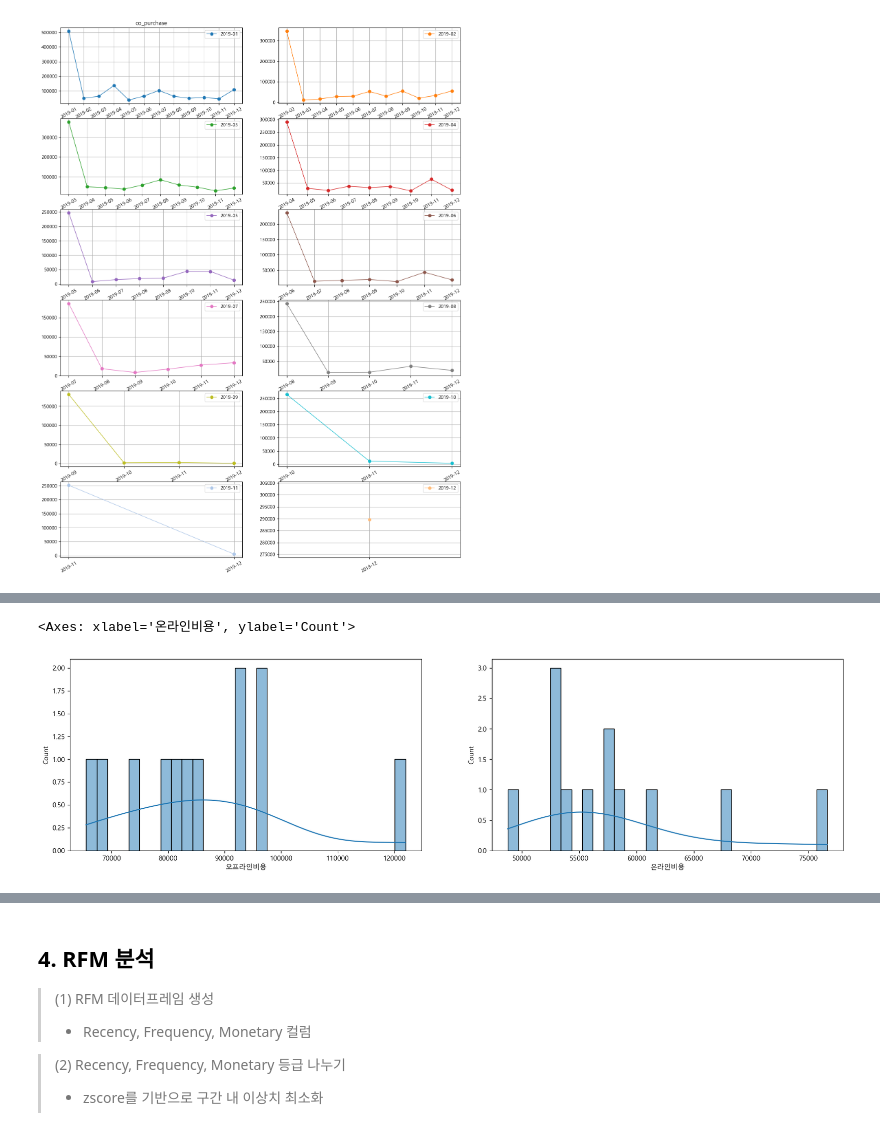
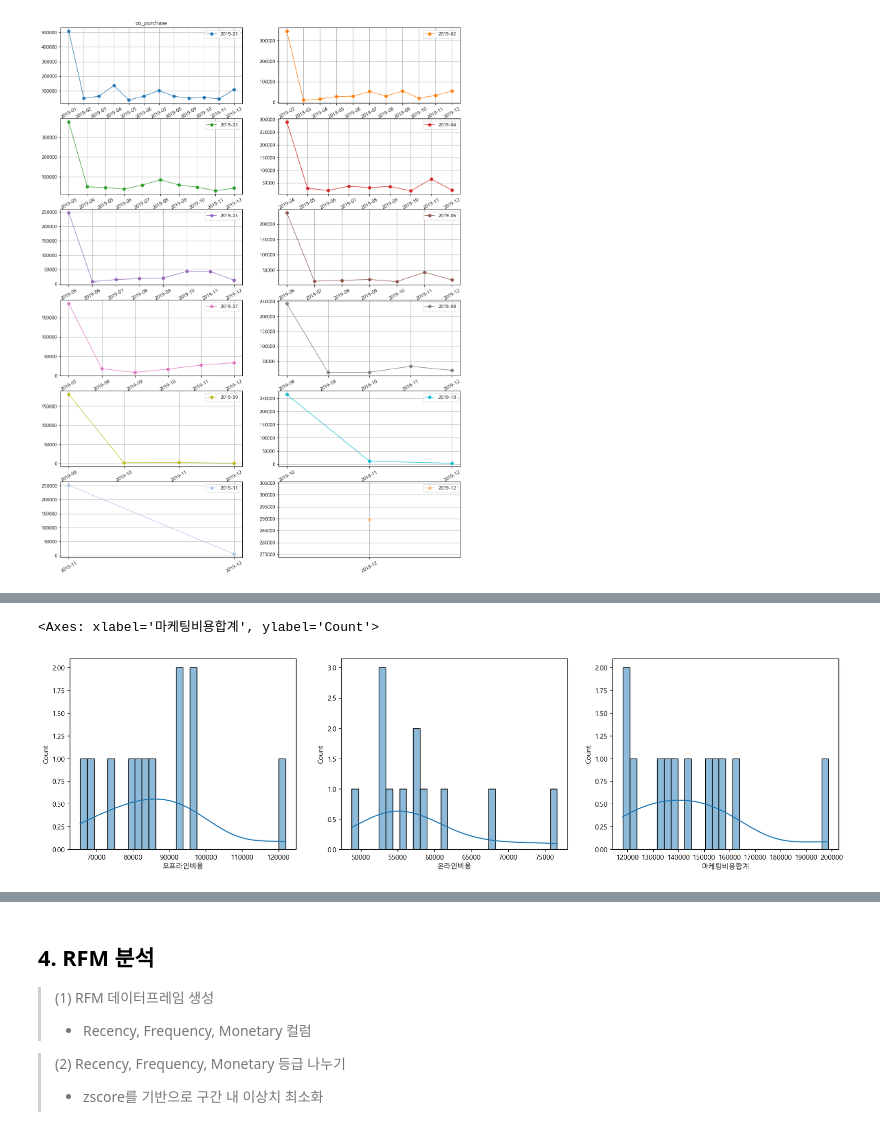
Before and after one commit to meo4739/Public_DACON_Cohort_RFM, a Jupyter notebook: cohort_RFM_ver5.ipynb, the cells around one changed output, grey strips where cells are left out. Saved outputs shown, nothing was run; the diff lists cells and outputs as text; code cells hidden in the pictures.

```diff
--- a/cohort_RFM_ver5.ipynb
+++ b/cohort_RFM_ver5.ipynb
@@ -459,0 +518,7 @@ cohort_relation
+# %%
+Marketing_info_cohort = Marketing_info.copy()
+Marketing_info_cohort['마케팅비용합계'] = Marketing_info_cohort['오프라인비용'] + Marketing_info_cohort['온라인비용']
+Marketing_info_cohort = to_month(Marketing_info_cohort,'날짜')
+Marketing_info_cohort = Marketing_info_cohort.groupby(by='날짜', as_index=False)[['오프라인비용','온라인비용', '마케팅비용합계']].sum()
+cohort_relation = pd.merge(up_down_df_cohort, Marketing_info_cohort, on='날짜', how='inner')
+cohort_relation
@@ -460,11 +539,15 @@ cohort_relation
 # %%
+# 상관관계 분석을 수행하기 전에 먼저 정규분포를 어느정도 따르는지 확인한다.
 plt.figure(figsize=(20,5))
-plt.subplot(1,2,1)
+plt.subplot(1,3,1)
 sns.histplot(cohort_relation['오프라인비용'], bins=30, kde=True)
 
-plt.subplot(1,2,2)
+plt.subplot(1,3,2)
 sns.histplot(cohort_relation['온라인비용'],  bins=30, kde=True)
+
+plt.subplot(1,3,3)
+sns.histplot(cohort_relation['마케팅비용합계'],  bins=30, kde=True)
 # %% [output]
-<Axes: xlabel='온라인비용', ylabel='Count'>
+<Axes: xlabel='마케팅비용합계', ylabel='Count'>
-[figure, old version]
+[figure, new version]
 # %%
```
Also changed, not shown: parts of 81 cells of this notebook, 1 other file.
